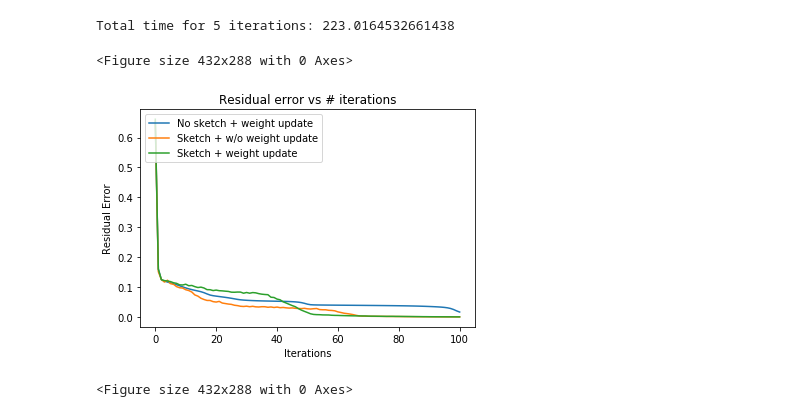
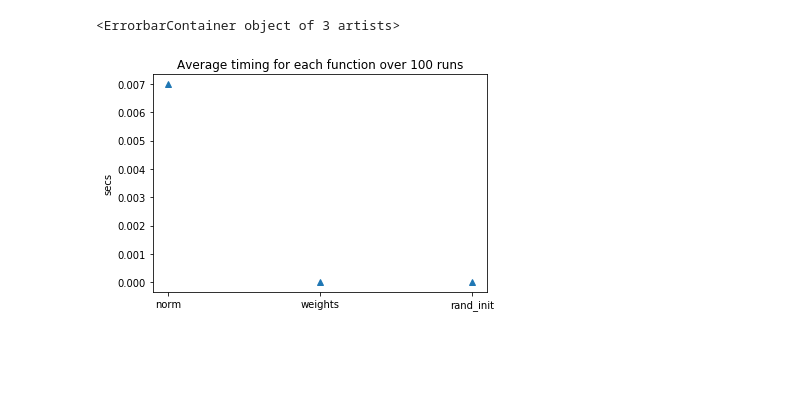
Before and after one commit to kimk15/cpd_mwu, a Jupyter notebook: CPD_MWU Notebook.ipynb, the cells around one changed output. Cells and saved outputs as stored; diff of their text form; code cells hidden in the pictures; blank space fills up the shorter version.

```diff
--- a/CPD_MWU Notebook.ipynb
+++ b/CPD_MWU Notebook.ipynb
@@ -25,10 +27,10 @@ sketch_with_weight_update_error = np.array([0.0] * 401)
 F = np.array(tl_rand.random_kruskal(shape=shape, rank=rank, full=False, random_state=np.random.RandomState(seed=0)))
 X = tl_kruskal.kruskal_to_tensor(F)
 
-start = time.time()
-A,B,C, error = CPD_MWU(X, F, sketching_rates, lamb, eps, nu, rank, True, num_iterations)
-end = time.time()
-sketch_with_weight_update_error += error
+# start = time.time()
+# A,B,C, error = CPD_MWU(X, F, sketching_rates, lamb, eps, nu, rank, True, num_iterations)
+# end = time.time()
+# sketch_with_weight_update_error += error
 
 # Print out total time
-print("Total time for 1 iterations:", end-start)
+# print("Total time for 1 iterations:", end-start)
@@ -82,33 +43,0 @@ Total time for 5 iterations: 183.54183912277222
-# %%
-# Run experiment for sketching with weight update
-sketching_rates = list(np.linspace(10**(-3), 10**(-1), 4)) + [1]
-sketch_with_weight_update_error = np.array([0.0] * 101)
-start = time.time()
-
-for i in range(5):
-    X = tl_rand.random_kruskal((366,366,100), 5, full=True)
-    A,B,C, error = CPD_MWU(X, sketching_rates, lamb, eps, nu, rank, True, num_iterations)
-    sketch_with_weight_update_error += error
-
-# Print out total time
-print("Total time for 5 iterations:", time.time()-start)
-
-# Average out error
-sketch_with_weight_update_error /= 5
-# %% [output]
-Total time for 5 iterations: 223.0164532661438
-# %%
-# Plot out error
-x = [i for i in range(len(error))]
-plt.title('Residual error vs # iterations')
-plt.xlabel('Iterations')
-plt.ylabel('Residual Error')
-plt.plot(x, no_sketch_error, label='No sketch + weight update')
-plt.plot(x, sketch_no_weight_update_error, label='Sketch + w/o weight update')
-plt.plot(x, sketch_with_weight_update_error, label='Sketch + weight update')
-plt.legend(loc="upper left")
-plt.figure()
-# %% [output]
-<Figure size 432x288 with 0 Axes>
-[figure, removed]
-<Figure size 432x288 with 0 Axes>
@@ -114,0 +58,37 @@ plt.figure()
+# %%
+# Time norm
+n = []
+
+for i in range(100):
+    start = timer()
+    weights = np.array([1] * len(sketching_rates)) / (len(sketching_rates))
+    end = timer()
+    n.append(end-start)
+
+mean_w = statistics.mean(n)
+var_w = statistics.variance(n)
+# %%
+from helper import rand_init
+
+# Time norm
+n = []
+
+for i in range(100):
+    start = timer()
+    dim_1, dim_2, dim_3 = X.shape
+    weights = np.array([1] * len(sketching_rates)) / (len(sketching_rates))
+    end = timer()
+    n.append(end-start)
+
+mean_rand = statistics.mean(n)
+var_rand = statistics.variance(n)
+# %%
+x = ['norm', 'weights', 'rand_init']
+y = [mean_norm, mean_w, mean_rand]
+var = [var_norm, var_w, var_rand]
+plt.ylabel('secs')
+plt.title('Average timing for each function over 100 runs')
+plt.errorbar(x,y, var,linestyle='None', marker='^')
+# %% [output]
+<ErrorbarContainer object of 3 artists>
+[figure, added]
```
Also changed, not shown: parts of 20 cells of this notebook, 2 other files.
